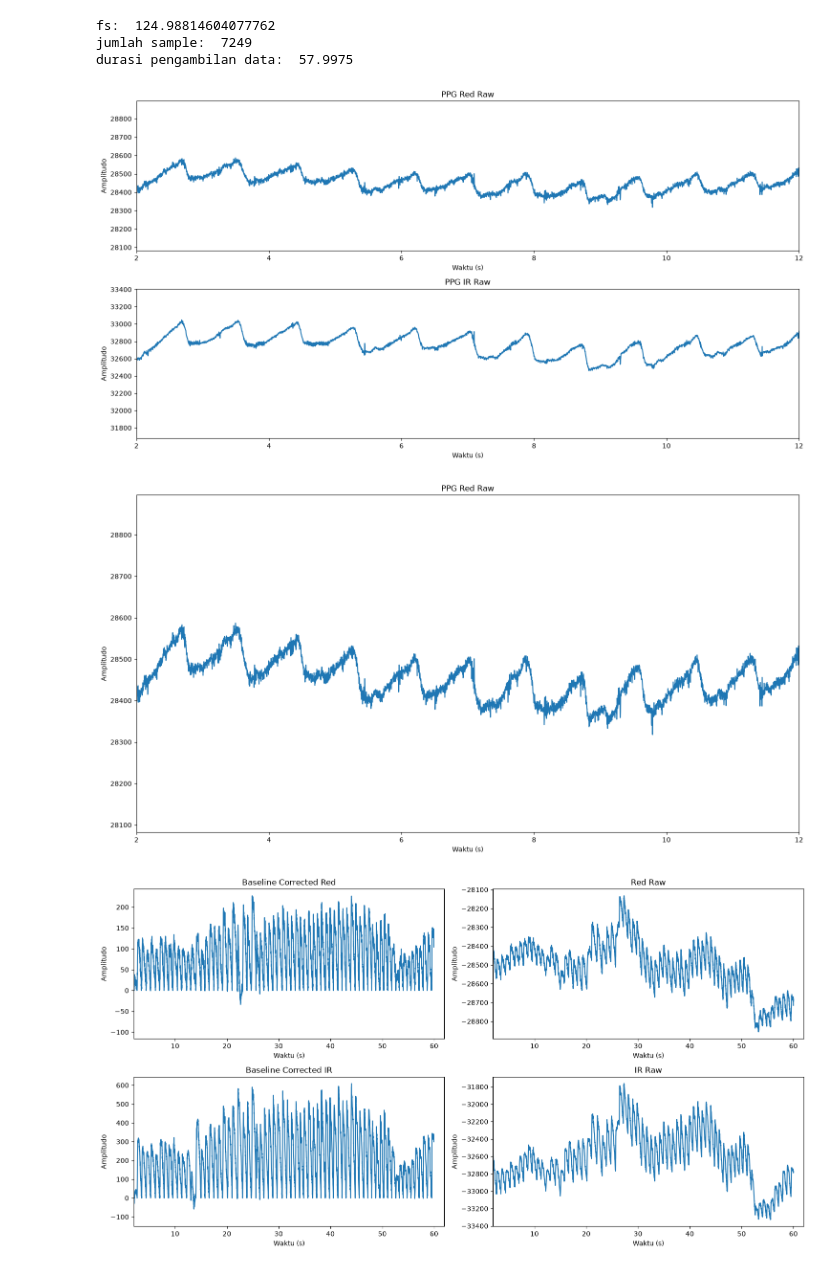
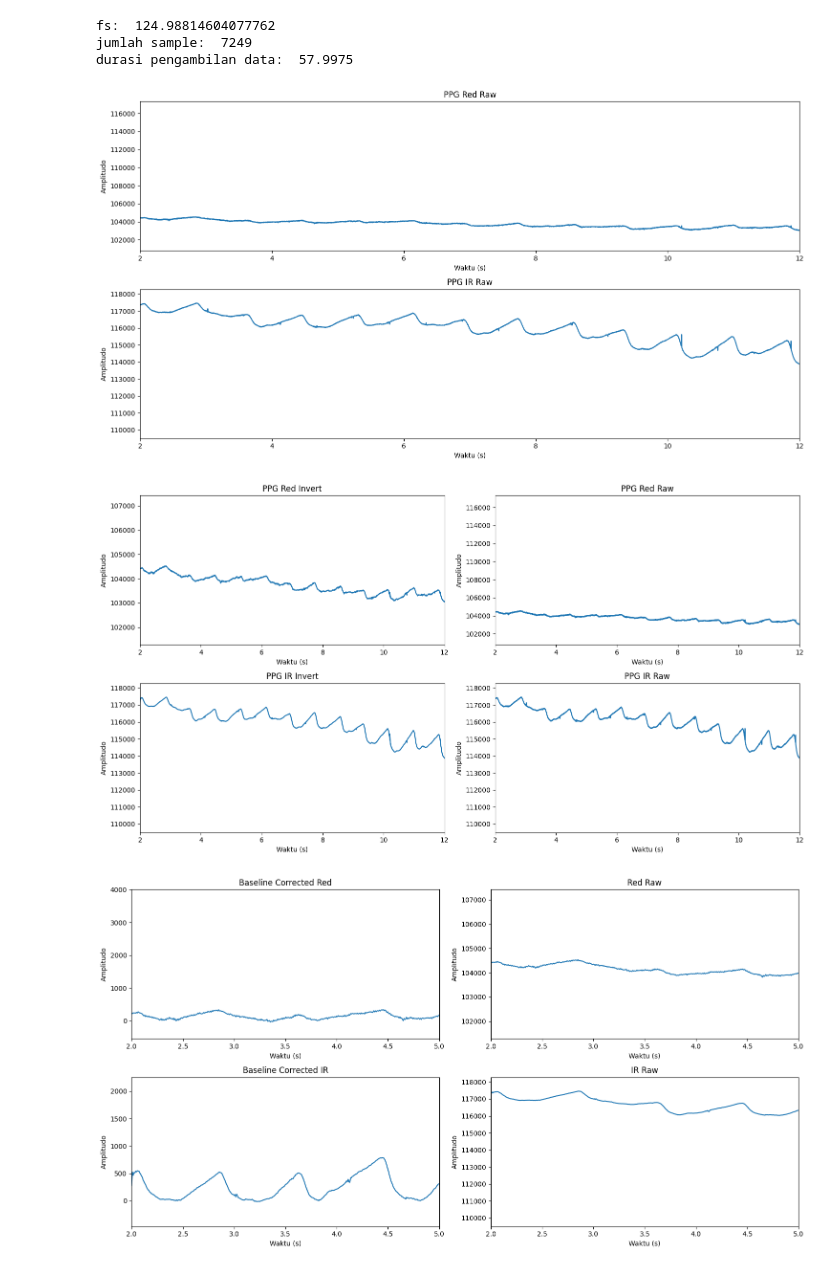
Before and after one commit to FaridAlfaruq/triago_app, a Jupyter notebook: draft_filter/filter_ppg.ipynb, the cells around one changed output. Saved outputs shown, nothing was run; the diff lists cells and outputs as text; code cells hidden in the pictures.

```diff
--- a/draft_filter/filter_ppg.ipynb
+++ b/draft_filter/filter_ppg.ipynb
@@ -4,8 +4,9 @@ import numpy as np
 import matplotlib.pyplot as plt
 from scipy.signal import resample, butter, filtfilt, find_peaks
 from scipy.interpolate import CubicSpline
+import os
 
-path =r"TriaGO_FullData_Bed12_20260726_134429.csv"
-df = pd.read_csv(path, sep=',', header=0)
+data_path = os.path.join("..", "data_pengukuran", "20260802_234631_Bed01.csv")
+df = pd.read_csv(data_path)
 df.head()
 # %% [output]
@@ -18,7 +19,7 @@ df.head()
 # %%
-ppg_red = df['Raw_PPG_Red'].values
-ppg_ir = df['Raw_PPG_IR'].values
-time = df['Raw_Time_s'].values
+ppg_red = df['PPG_Red'].values
+ppg_ir = df['PPG_IR'].values
+time = df['Time (s)'].values
 fs = len(ppg_red) / (time[-1] - time[0])
 print("fs: ", fs)
 print("jumlah sample: ", len(ppg_red))
@@ -81,7 +82,7 @@ ax[1].set_xlim(start, end)
 plt.tight_layout()
 plt.show()
 # %% [output]
-[figure, old version]
+[figure, new version]
 # %%
 # invert sinyal
 red_resample = -red_resample
@@ -92,7 +93,7 @@ end = 12
 fig, ax = plt.subplots(2,2,figsize=(15,8))
 ax = ax.flatten()
 
-ax.plot(time_resample,red_resample)
+ax[0].plot(time_resample,red_resample)
 ax[0].set_title('PPG Red Invert')
 ax[0].set_xlabel('Waktu (s)')
 ax[0].set_ylabel('Amplitudo')
@@ -119,7 +120,7 @@ ax[3].set_xlim(start, end)
 plt.tight_layout()
 plt.show()
 # %% [output]
-[figure, old version]
+[figure, new version]
 # %%
 # baseline correction
 def baseline_correction(time, x, fs=125):
@@ -144,36 +145,36 @@ ir_corrected, ir_dc = baseline_correction(time_resample, ir_resample)
 fig, ax = plt.subplots(2,2,figsize=(15,8))
 ax = ax.flatten()
 start = 2
-end = 62
+end = 5
 
 ax[0].plot(time_resample,red_corrected)
 ax[0].set_title("Baseline Corrected Red")
 ax[0].set_xlabel("Waktu (s)")
 ax[0].set_ylabel("Amplitudo")
 ax[0].set_xlim(start, end)
 
 ax[1].plot(time_resample,red_resample)
 ax[1].set_title("Red Raw")
 ax[1].set_xlabel("Waktu (s)")
 ax[1].set_ylabel("Amplitudo")
 ax[1].set_xlim(start, end)
 
 ax[2].plot(time_resample,ir_corrected)
 ax[2].set_title("Baseline Corrected IR")
 ax[2].set_xlabel("Waktu (s)")
 ax[2].set_ylabel("Amplitudo")
 ax[2].set_xlim(start, end)
 
 ax[3].plot(time_resample,ir_resample)
 ax[3].set_title("IR Raw")
 ax[3].set_xlabel("Waktu (s)")
 ax[3].set_ylabel("Amplitudo")
 ax[3].set_xlim(start, end)
 
 plt.tight_layout()
 plt.show()
 # %% [output]
-[figure, old version]
+[figure, new version]
 # %%
 # preprocessing signal
 def bandpass(x, low_cut, high_cut, fs = 125, order=4):
```
Also changed, not shown: parts of 4 cells of this notebook, 7 other files.
